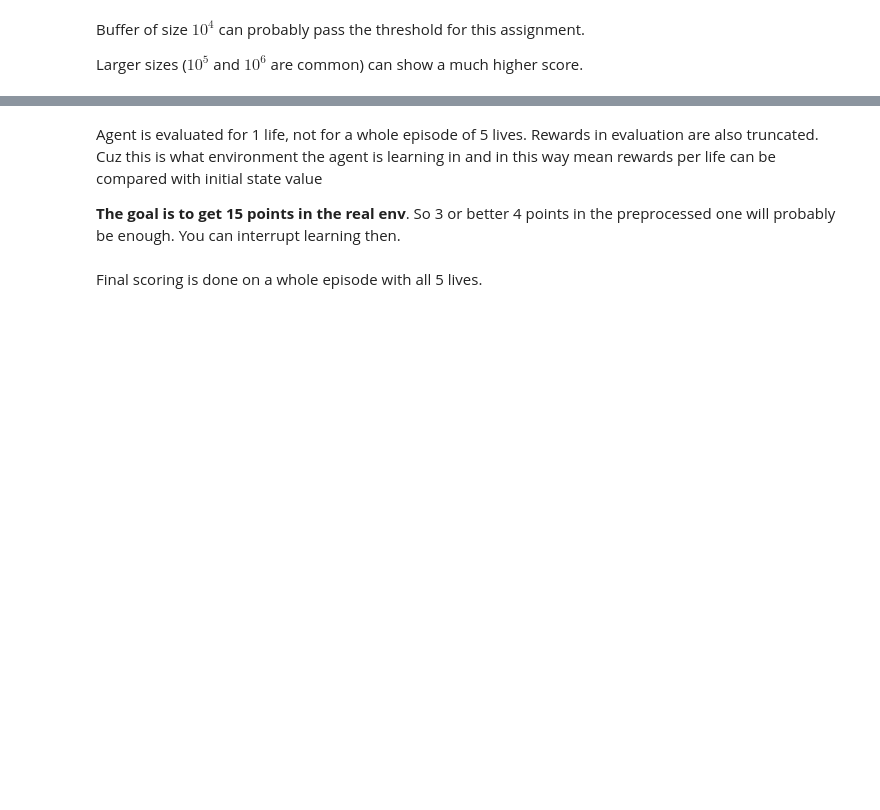
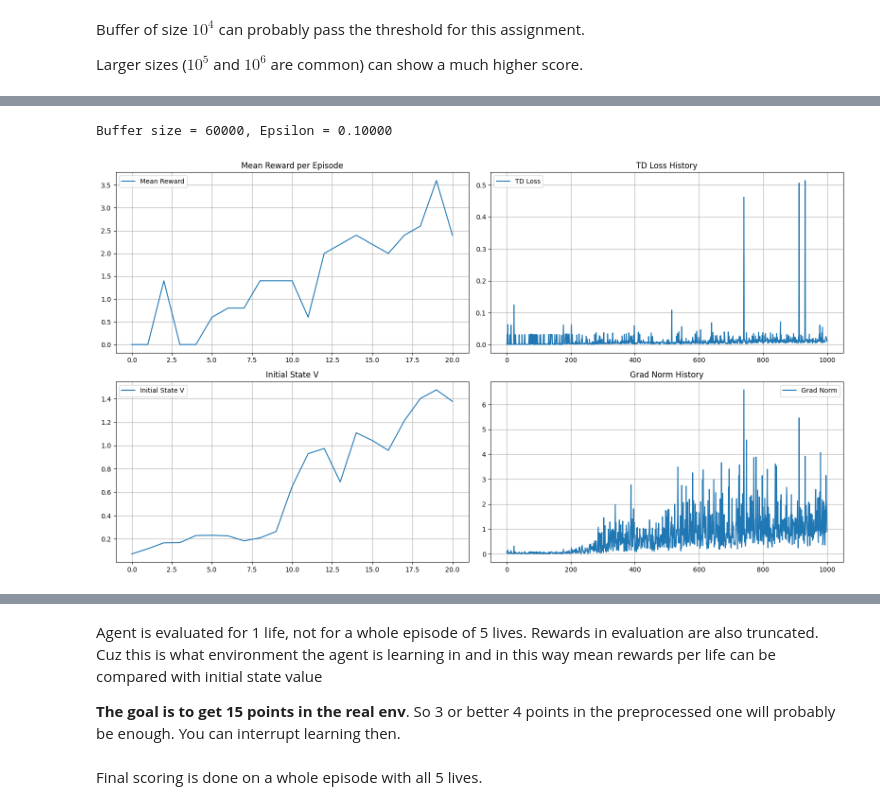
Before and after one commit to Kirill23323/Practical_RL, a Jupyter notebook: week04_approx_rl/homework_pytorch_main.ipynb, the cells around one changed output, grey strips where cells are left out. Saved outputs shown, nothing was run; the diff lists cells and outputs as text; code cells hidden in the pictures; blank space fills up the shorter version.

```diff
--- a/week04_approx_rl/homework_pytorch_main.ipynb
+++ b/week04_approx_rl/homework_pytorch_main.ipynb
@@ -666,7 +662,7 @@ class DqnActionSampler:
         self, state: gym.wrappers.stateful_observation.FrameStackObservation
     ) -> int:
         state_batched = np.array(state)[None]
-        action_batched = # <YOUR CODE>
+        action_batched = self.agent.sample_actions(state_batched)  # <YOUR CODE>
         action = action_batched.item()
         return action
 
@@ -692,7 +688,15 @@ def play_and_record(
     sum_rewards = 0
 
     # Play the game for n_steps as per instructions above
-    <YOUR CODE>
+    for _ in range(n_steps):
+        action = action_sampler(s)
+        next_s, reward, terminated, truncated, _ = env.step(action)
+        done = terminated or truncated
+        exp_replay.add(s, action, reward, next_s, done)
+        sum_rewards += reward
+        s = next_s
+        if done:
+            s, _ = env.reset()
 
     return sum_rewards, s
 # %%
@@ -854,7 +867,7 @@ def compute_td_loss_on_tensors_double(
 
     # compute q-values for all actions in next states
     with torch.no_grad():
-        predicted_next_qvalues_target = # your code;  # shape: [batch_size, n_actions]
+        predicted_next_qvalues_target = target_network(next_states)  # your code;  # shape: [batch_size, n_actions]
 
     # select q-values for chosen actions
     predicted_qvalues_for_actions = predicted_qvalues[
@@ -862,7 +875,7 @@ def compute_td_loss_on_tensors_double(
     ]  # shape: [batch_size]
 
     # compute V*(next_states) using predicted next q-values
-    next_state_values =  # your code
+    next_state_values = predicted_next_qvalues_target[range(len(actions)), agent(next_states).argmax(dim=1)]  # your code
 
     if check_shapes:
         assert (
@@ -873,7 +886,7 @@ def compute_td_loss_on_tensors_double(
 
     # compute "target q-values" for loss - it's what's inside square parentheses in the above formula.
     # at the last state use the simplified formula: Q(s,a) = r(s,a) since s' doesn't exist
-    target_qvalues_for_actions =  # your code
+    target_qvalues_for_actions = rewards + gamma * next_state_values * (~is_done)  # your code
 
     # mean squared error loss to minimize
     loss = torch.mean((predicted_qvalues_for_actions - target_qvalues_for_actions) ** 2)
@@ -1051,7 +1072,7 @@ from dqn.utils import linear_decay, is_enough_ram
 from torch.utils.tensorboard import SummaryWriter
 from dqn.logger import Logger
 # %%
-use_tensorboard = True  # Set to False to use simple matplotlib
+use_tensorboard = False  # Set to False to use simple matplotlib
 # %%
 logger = Logger(use_tensorboard=use_tensorboard)
 
@@ -1059,6 +1080,12 @@ if use_tensorboard:
     %load_ext tensorboard
     %tensorboard --logdir runs
 # %%
+exp_replay = ReplayBuffer(60_000)
+total_steps = 100_000
+decay_steps = 60_000
+refresh_target_network_freq = 500
+eval_freq = total_steps // 20
+
 env = make_final_env()
 state, _ = env.reset()
 
@@ -1087,33 +1114,36 @@ with trange(step, total_steps + 1) as progress_bar:
 
         if step % loss_freq == 0:
             loss_value = loss.data.cpu().item()
             grad_norm_value = grad_norm.cpu().item()
             logger.log_loss(loss_value, step)
             logger.log_grad_norm(grad_norm_value, step)
 
         if step % refresh_target_network_freq == 0:
             # Load agent weights into target_network
             target_network.load_state_dict(agent.q_network.state_dict())
             torch.save(agent.state_dict(), "last_state_dict.pt")
 
         if step % eval_freq == 0:
             mean_reward = evaluate(
                 make_final_env(), agent, n_games=3 * n_lives, greedy=True, seed=step
             )
             initial_state_q_values = agent.get_qvalues(
                 [make_final_env().reset(seed=step)[0]]
             )
             initial_v = np.max(initial_state_q_values).item()
 
             logger.log_mean_reward(mean_reward, step)
             logger.log_initial_state_v(initial_v, step)
 
             clear_output(True)
             print("Buffer size = %i, Epsilon = %.5f" % (len(exp_replay), agent.epsilon))
 
             if not use_tensorboard:
                 # If using matplotlib, plot the metrics
                 logger.plot()
+# %% [output]
+Buffer size = 60000, Epsilon = 0.10000
+[figure, added]
 # %%
 agent = DQNAgent(
     DQNetworkDueling(N_FRAMES_STACKED, N_ACTIONS),
```
Also changed, not shown: parts of 18 cells of this notebook.
